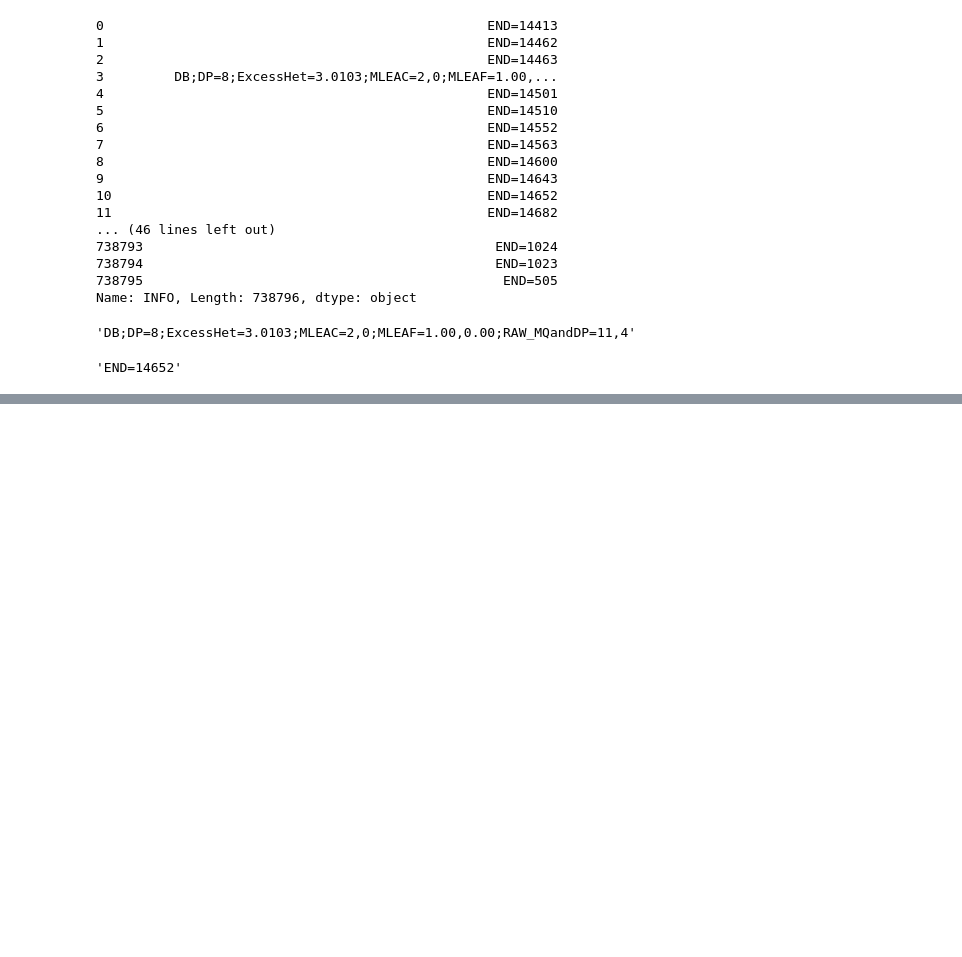
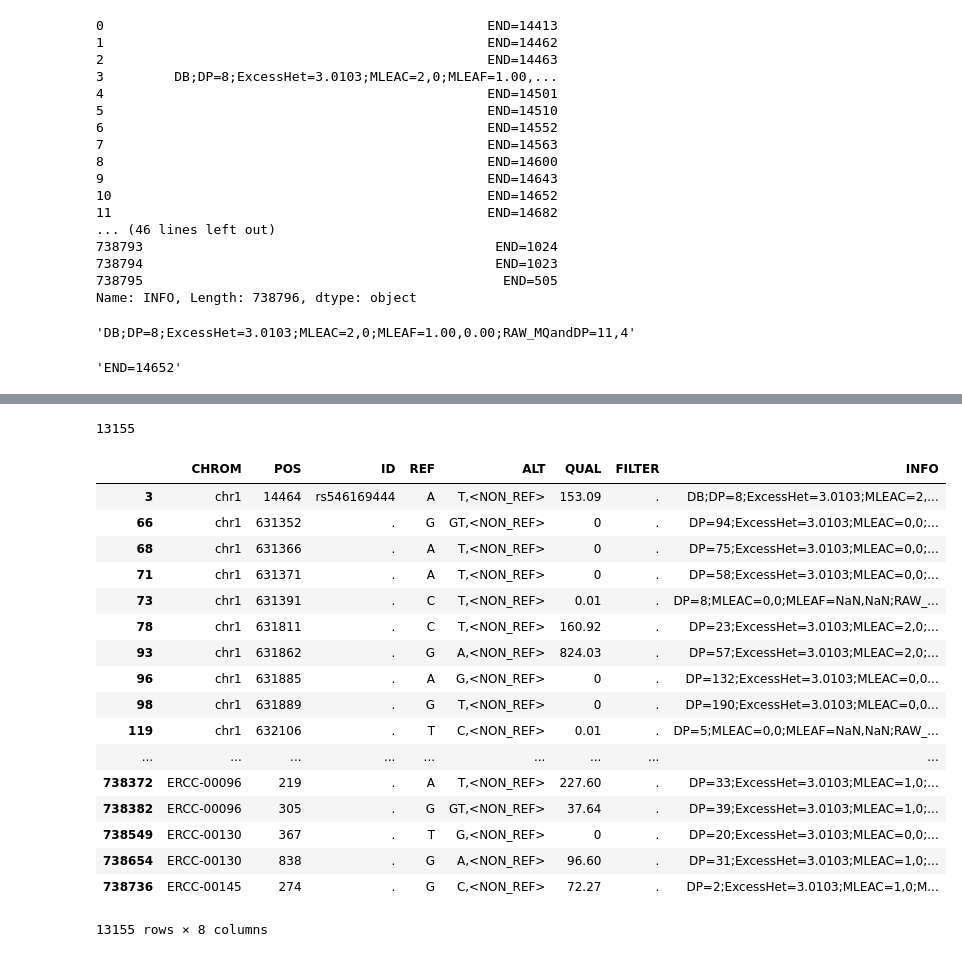
Before and after one commit to czbiohub/SNP_calling_pipeline, a Jupyter notebook: py_notebooks/vcf_manipulation/gvcf_manip.ipynb, the cells around one changed output, grey strips where cells are left out. Cells and saved outputs as stored; diff of their text form; code cells hidden in the pictures; blank space fills up the shorter version.

Commit message:
added filter gvcf logic!

```diff
--- a/py_notebooks/vcf_manipulation/scratchNtbk.ipynb
+++ b/py_notebooks/vcf_manipulation/gvcf_manip.ipynb
@@ -157,0 +159,7 @@ KeyboardInterrupt:
+# %%
+def splitFunc(record):
+    splt = record.split('END')
+    retString = splt[0]
+    return retString
+
+info_col1 = info_col.apply(splitFunc)
@@ -157,0 +208,40 @@ KeyboardInterrupt:
+# %%
+len(info_col1)
+# %% [output]
+13155
+# %%
+def splitFunc(record):
+    record_info = record['INFO']
+    splt = record_info.split('END')
+    myStr = splt[0]
+    if myStr != "":
+        return 1
+    else:
+        return 0
+
+gvcf = VCF.dataframe('/Users/lincoln.harris/Desktop/D12_B003528.g.vcf')
+keepList = gvcf.apply(splitFunc, axis=1)
+keepList
+# %%
+# filter gvcf by keepList
+gvcf_filter = gvcf[np.array(keepList, dtype=bool)]
+gvcf_filter
+# %% [output]
+|  | CHROM | POS | ID | REF | ALT | QUAL | FILTER | INFO |
+| 3 | chr1 | 14464 | rs546169444 | A | T,<NON_REF> | 153.09 | . | DB;DP=8;ExcessHet=3.0103;MLEAC=2,... |
+| 66 | chr1 | 631352 | . | G | GT,<NON_REF> | 0 | . | DP=94;ExcessHet=3.0103;MLEAC=0,0;... |
+| 68 | chr1 | 631366 | . | A | T,<NON_REF> | 0 | . | DP=75;ExcessHet=3.0103;MLEAC=0,0;... |
+| 71 | chr1 | 631371 | . | A | T,<NON_REF> | 0 | . | DP=58;ExcessHet=3.0103;MLEAC=0,0;... |
+| 73 | chr1 | 631391 | . | C | T,<NON_REF> | 0.01 | . | DP=8;MLEAC=0,0;MLEAF=NaN,NaN;RAW_... |
+| 78 | chr1 | 631811 | . | C | T,<NON_REF> | 160.92 | . | DP=23;ExcessHet=3.0103;MLEAC=2,0;... |
+| 93 | chr1 | 631862 | . | G | A,<NON_REF> | 824.03 | . | DP=57;ExcessHet=3.0103;MLEAC=2,0;... |
+| 96 | chr1 | 631885 | . | A | G,<NON_REF> | 0 | . | DP=132;ExcessHet=3.0103;MLEAC=0,0... |
+| 98 | chr1 | 631889 | . | G | T,<NON_REF> | 0 | . | DP=190;ExcessHet=3.0103;MLEAC=0,0... |
+| 119 | chr1 | 632106 | . | T | C,<NON_REF> | 0.01 | . | DP=5;MLEAC=0,0;MLEAF=NaN,NaN;RAW_... |
+| ... | ... | ... | ... | ... | ... | ... | ... | ... |
+| 738372 | ERCC-00096 | 219 | . | A | T,<NON_REF> | 227.60 | . | DP=33;ExcessHet=3.0103;MLEAC=1,0;... |
+| 738382 | ERCC-00096 | 305 | . | G | GT,<NON_REF> | 37.64 | . | DP=39;ExcessHet=3.0103;MLEAC=1,0;... |
+| 738549 | ERCC-00130 | 367 | . | T | G,<NON_REF> | 0 | . | DP=20;ExcessHet=3.0103;MLEAC=0,0;... |
+| 738654 | ERCC-00130 | 838 | . | G | A,<NON_REF> | 96.60 | . | DP=31;ExcessHet=3.0103;MLEAC=1,0;... |
+| 738736 | ERCC-00145 | 274 | . | G | C,<NON_REF> | 72.27 | . | DP=2;ExcessHet=3.0103;MLEAC=1,0;M... |
+13155 rows × 8 columns
```
Also changed, not shown: parts of 5 cells of this notebook.
